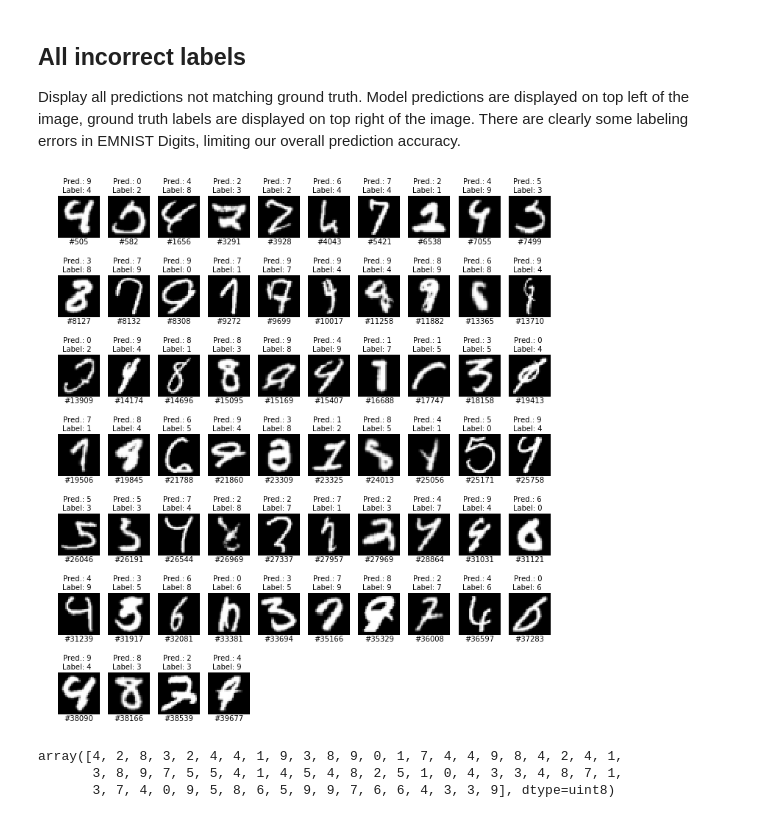
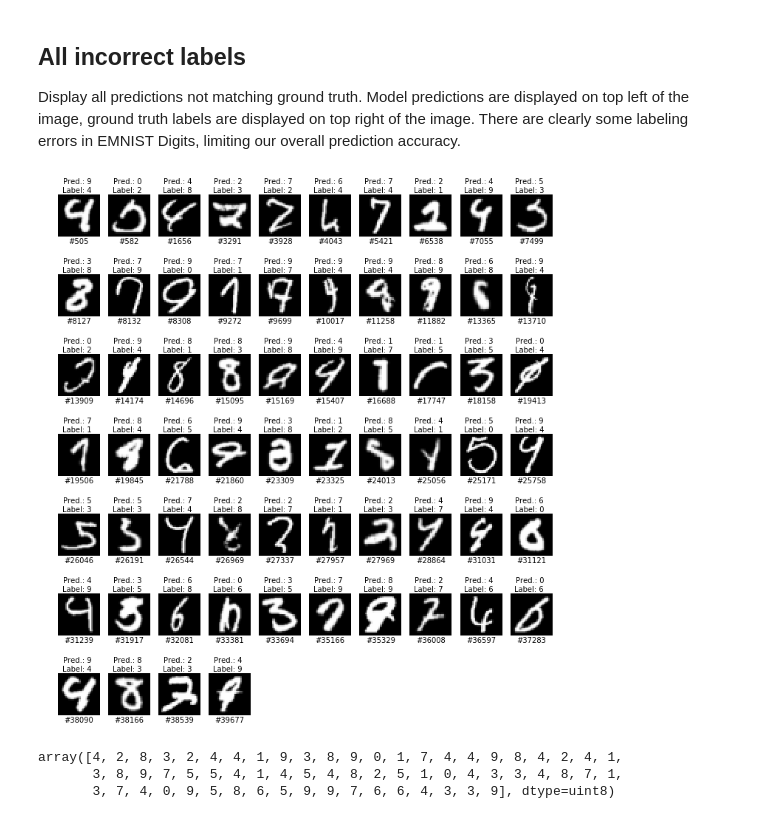
Before and after one commit to j05t/emnist, a Jupyter notebook: emnist_tensorflow.ipynb, the cells around one changed output. Cells and saved outputs as stored; diff of their text form; code cells hidden in the pictures.

Commit message:
update plot

```diff
--- a/emnist_tensorflow.ipynb
+++ b/emnist_tensorflow.ipynb
@@ -617,23 +617,23 @@ Display all predictions not matching ground truth. Model predictions are display
 # %%
 f = plt.figure(figsize=(12,10))
 
 plt.subplots_adjust(left=None, bottom=None, right=None, top=1.15,
                 wspace=None, hspace=None)
 
 for i in range(n_view):
     sp = f.add_subplot(7, 10, i+1)
     sp.axis('Off')
-    sp.text(0.8, 1.24, "Pred.: {}\nLabel: {}"
+    sp.text(0.8, 1.2, "Pred.: {}\nLabel: {}"
                  .format(preds_incorrect[i],test_labels[idx_incorrect][i]),
             horizontalalignment='right', verticalalignment='center',
             transform=sp.transAxes)
-    plt.text(0.5, -0.1, "#{}".format(idx_incorrect[i]),
+    plt.text(0.5, -0.12, "#{}".format(idx_incorrect[i]),
              horizontalalignment='center', verticalalignment='center',
              transform=sp.transAxes)
     img = imgs_incorrect[i].astype('float32')
     plt.imshow(img[0], cmap='gray')
 # %% [output]
-[figure, old version]
+[figure, new version]
 # %%
 # ground truth labels
 test_labels[idx_incorrect]
```
Also changed, not shown: parts of 3 cells of this notebook.
